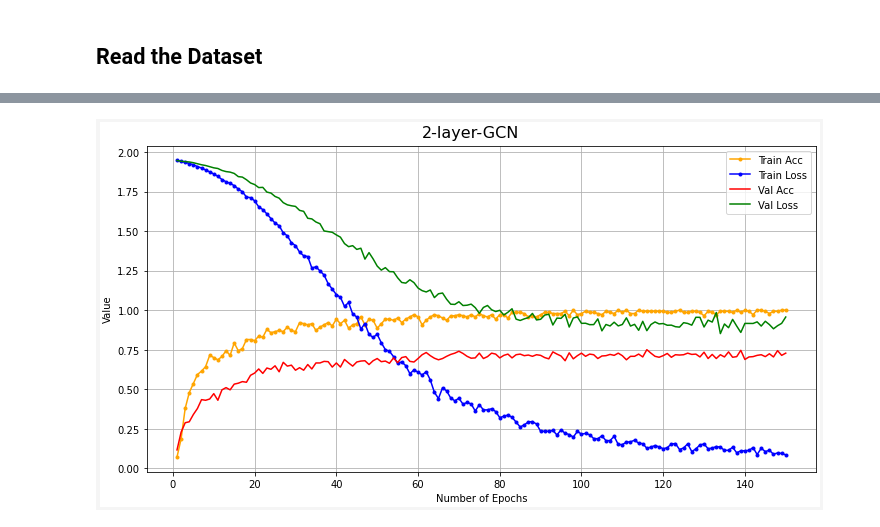
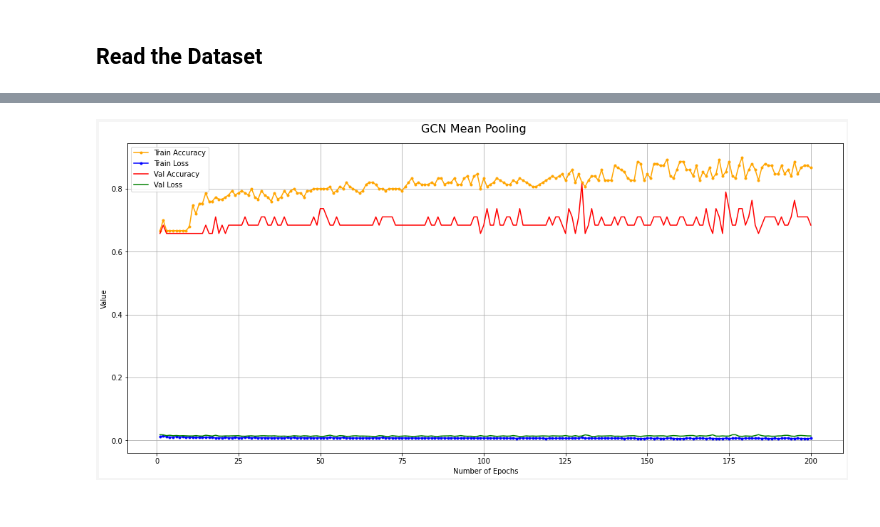
Before and after one commit to mojtabaSefidi/Small-GNN-Based-Projects, a Jupyter notebook: MLG_Ex3.ipynb, the cells around one changed output, grey strips where cells are left out. Cells and saved outputs as stored; diff of their text form; code cells hidden in the pictures.

Commit message:
Almost Completed. only comparison of different pooling functions remain.

```diff
--- a/MLG_Ex3.ipynb
+++ b/MLG_Ex3.ipynb
@@ -151,4 +176,4 @@ class GCN_Max(torch.nn.Module):
 # %%
-model = GCN_Mean(hidden_channels=32)
+model = GCN_Add(hidden_channels=64)
 print(model)
 # %% [output]
@@ -233,32 +228,0 @@ AttributeError: ignored
-# %%
-def visualize(h, color):
-    z = TSNE(n_components=2).fit_transform(h.detach().cpu().numpy())
-
-    plt.figure(figsize=(10,10))
-    plt.xticks([])
-    plt.yticks([])
-
-    plt.scatter(z[:, 0], z[:, 1], s=70, c=color, cmap="Set2")
-    plt.show()
-
-
-def plot_history(list_train_loss, list_train_acc, list_val_loss, list_val_acc, n_epochs, title):
-
-    plt.figure(figsize=(12,6),linewidth = 7, edgecolor="whitesmoke")
-    n = n_epochs
-
-    plt.plot(list(range(1, n_epochs+1)), list_train_acc, color='orange',marker=".")
-    plt.plot(list(range(1, n_epochs+1)), list_train_loss,'b',marker=".")
-
-    plt.plot(list(range(1, n_epochs+1)), list_val_acc,'r')
-    plt.plot(list(range(1, n_epochs+1)), list_val_loss,'g')
-
-    plt.legend(['Train Acc','Train Loss','Val Acc','Val Loss'])
-    plt.grid(True)
-
-    # plt.gca().set_ylim(0,1)
-
-    plt.xlabel("Number of Epochs")
-    plt.ylabel("Value")
-    plt.suptitle(title, size=16, y=0.927)
-    plt.show()
@@ -524,0 +229,2 @@ Test Accuracy: 0.7960, Test loss: 0.6970
+# %%
+list_train_acc, list_train_loss, list_test_acc, list_test_loss = train_and_evaluate(train_data_loader, test_data_loader, n_epochs=200)
@@ -525,4 +249,4 @@ Test Accuracy: 0.7960, Test loss: 0.6970
 # %%
-plot_history(list_train_loss, list_train_acc, list_val_loss, list_val_acc, n_epochs, title='2-layer-GCN')
+plot_history(list_train_loss, list_train_acc, list_test_loss, list_test_acc, n_epochs=200, title='GCN Mean Pooling')
 # %% [output]
-[figure, old version]
+[figure, new version]
```
Also changed, not shown: parts of 35 cells of this notebook.
